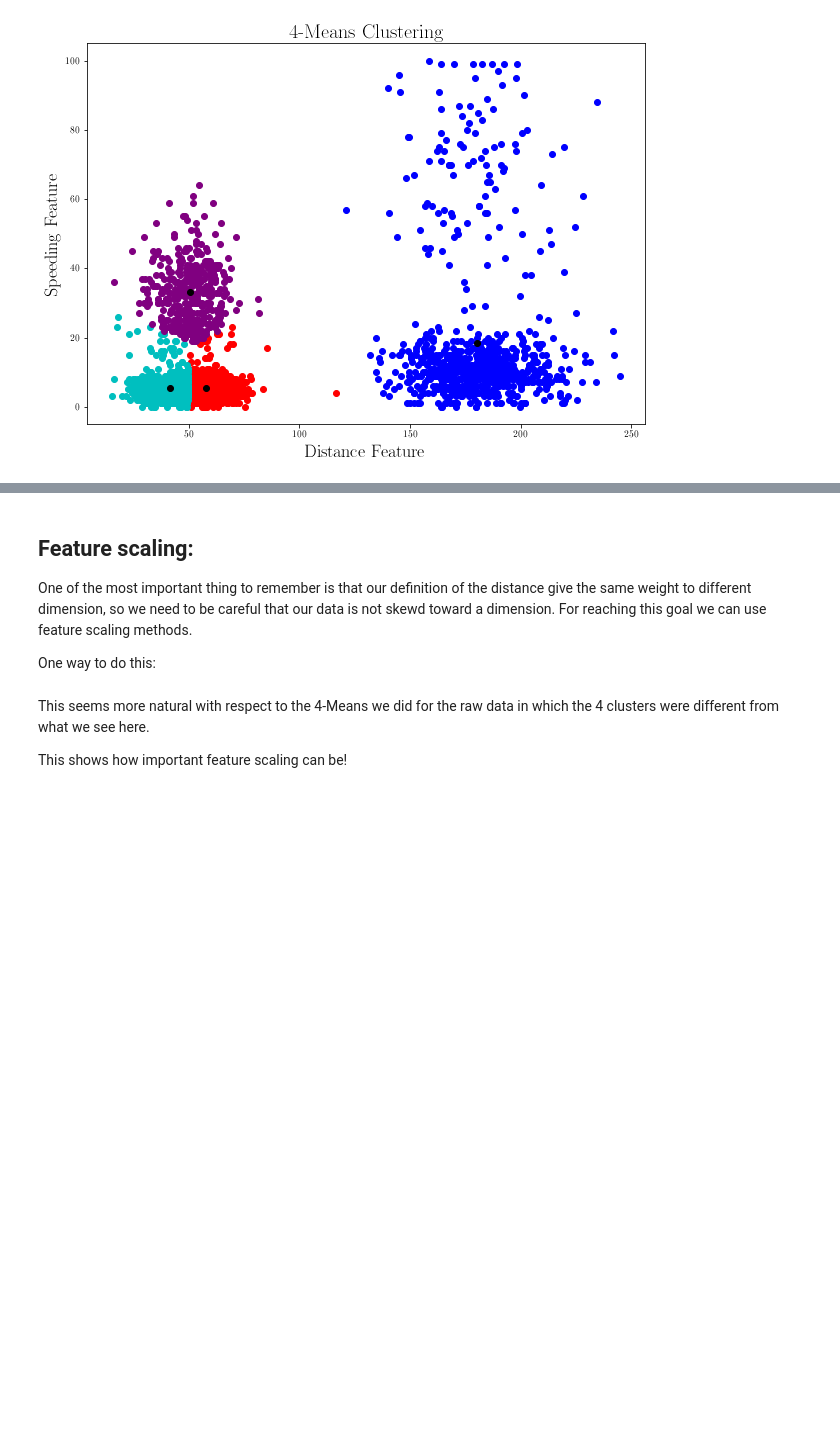
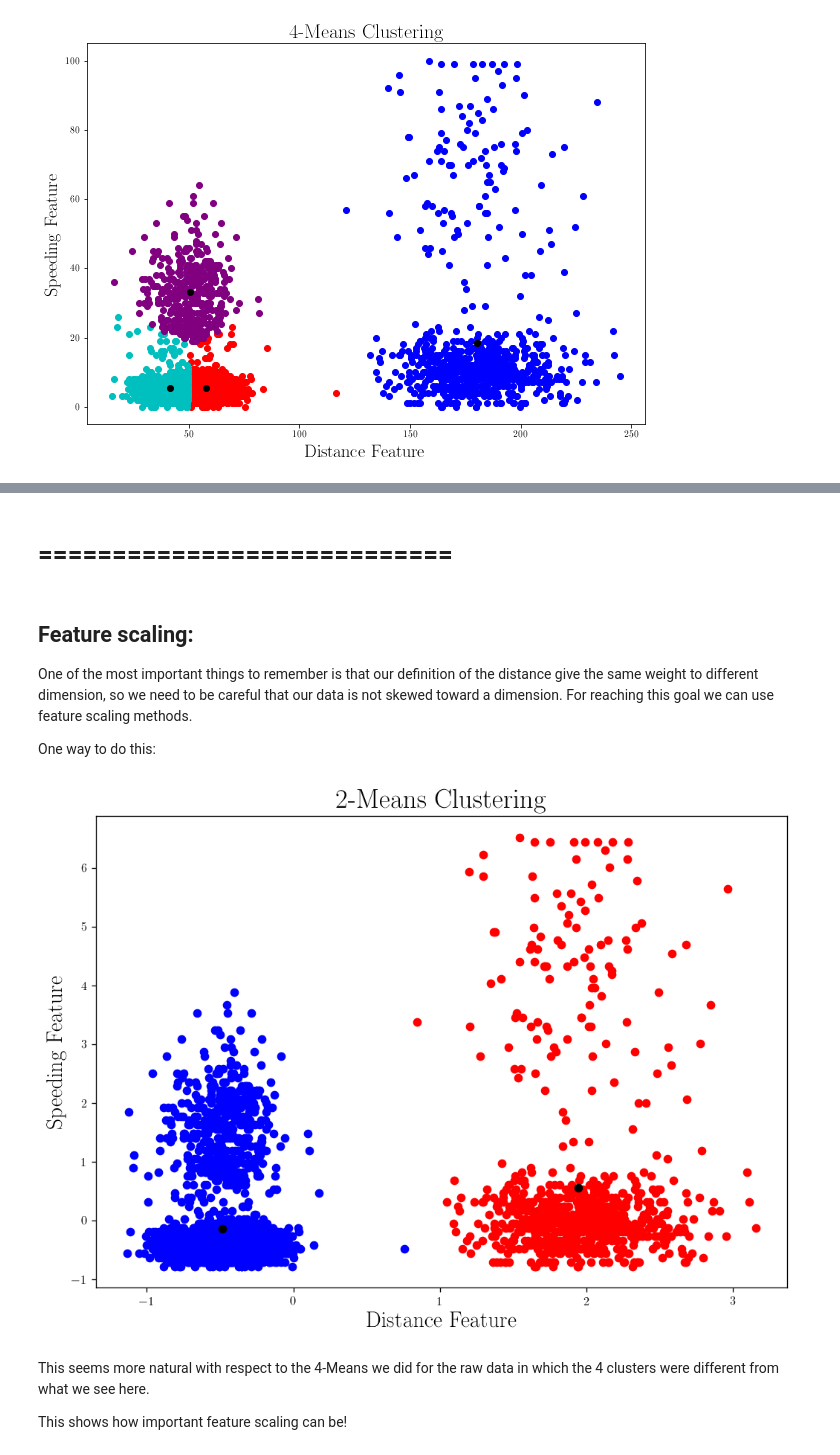
Before and after one commit to sinataamoli/Foundations-of-Machine-Learning, a Jupyter notebook: Discussion Notebooks/Discussion-Week 6-7.ipynb, the cells around one changed output, grey strips where cells are left out. Cells and saved outputs as stored; diff of their text form; code cells hidden in the pictures; blank space fills up the shorter version.

```diff
--- a/Discussion Notebooks/Discussion-Week 6-7.ipynb
+++ b/Discussion Notebooks/Discussion-Week 6-7.ipynb
@@ -485,9 +491,48 @@ plt.show()
+# %% [markdown]
+# ============================
 # %% [markdown]
 ## Feature scaling:
 
-One of the most important thing to remember is that our definition of the distance give the same weight to different dimension, so we need to be careful that our data is not skewd toward a dimension. For reaching this goal we can use feature scaling methods.
+One of the most important things to remember is that our definition of the distance give the same weight to different dimension, so we need to be careful that our data is not skewed toward a dimension. For reaching this goal we can use feature scaling methods.
 
 One way to do this:
+# %%
+# This is called Z-scaling
+def scale_feature(_feature_):
+    _f_ = np.array(_feature_)
+    zero_f_ = _f_ - np.average(_f_)
+    std = np.std(_f_)
+    return zero_f_/std
+# %%
+_points_ = []
+
+for i in range(len(data["Driver_ID"])):
+    features = [scale_feature(data["Distance_Feature"])[i],
+                scale_feature(data["Speeding_Feature"])[i]]
+    P = Point(features, name = data["Driver_ID"][i])
+    _points_.append(P)
+# %%
+clusters = K_Means_Clustering(_points_, 2)
+# %%
+color = "b"
+
+plt.figure(figsize=(10,7))
+
+for cluster in clusters:
+    for p in list(cluster.points):
+        plt.scatter(p.get_features()[0], p.get_features()[1], color = color)
+    color = "r"
+    plt.scatter(cluster.find_centroid().get_features()[0], cluster.find_centroid().get_features()[1], color = "k")
+
+plt.title(r"2-Means Clustering", fontsize = 22)
+
+plt.xlabel(r"Distance Feature", fontsize = 18)
+plt.ylabel(r"Speeding Feature", fontsize = 18)
+
+
+plt.show()
+# %% [output]
+[figure, added]
 # %% [markdown]
 This seems more natural with respect to the 4-Means we did for the raw data in which the 4 clusters were different from what we see here.
 
```
Also changed, not shown: parts of 41 cells of this notebook.
